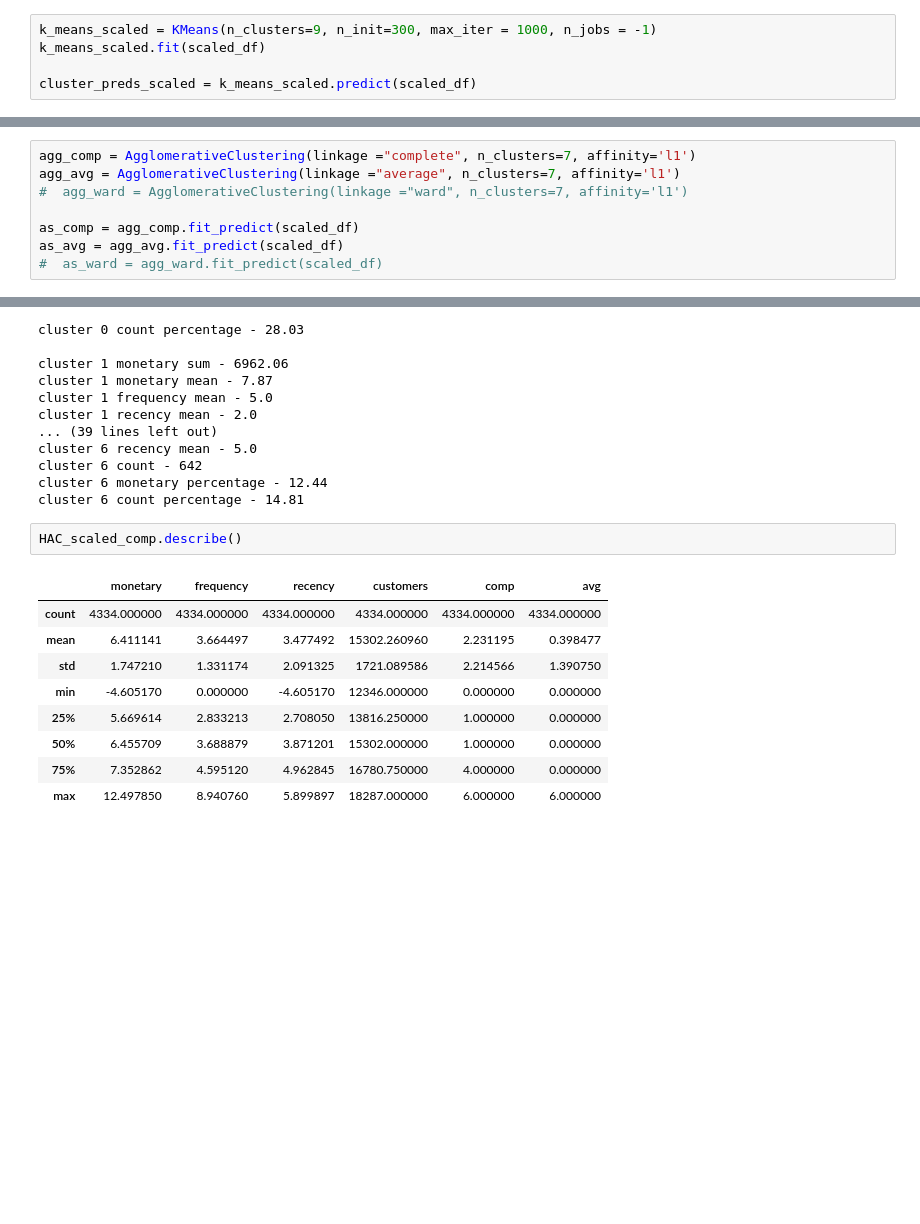
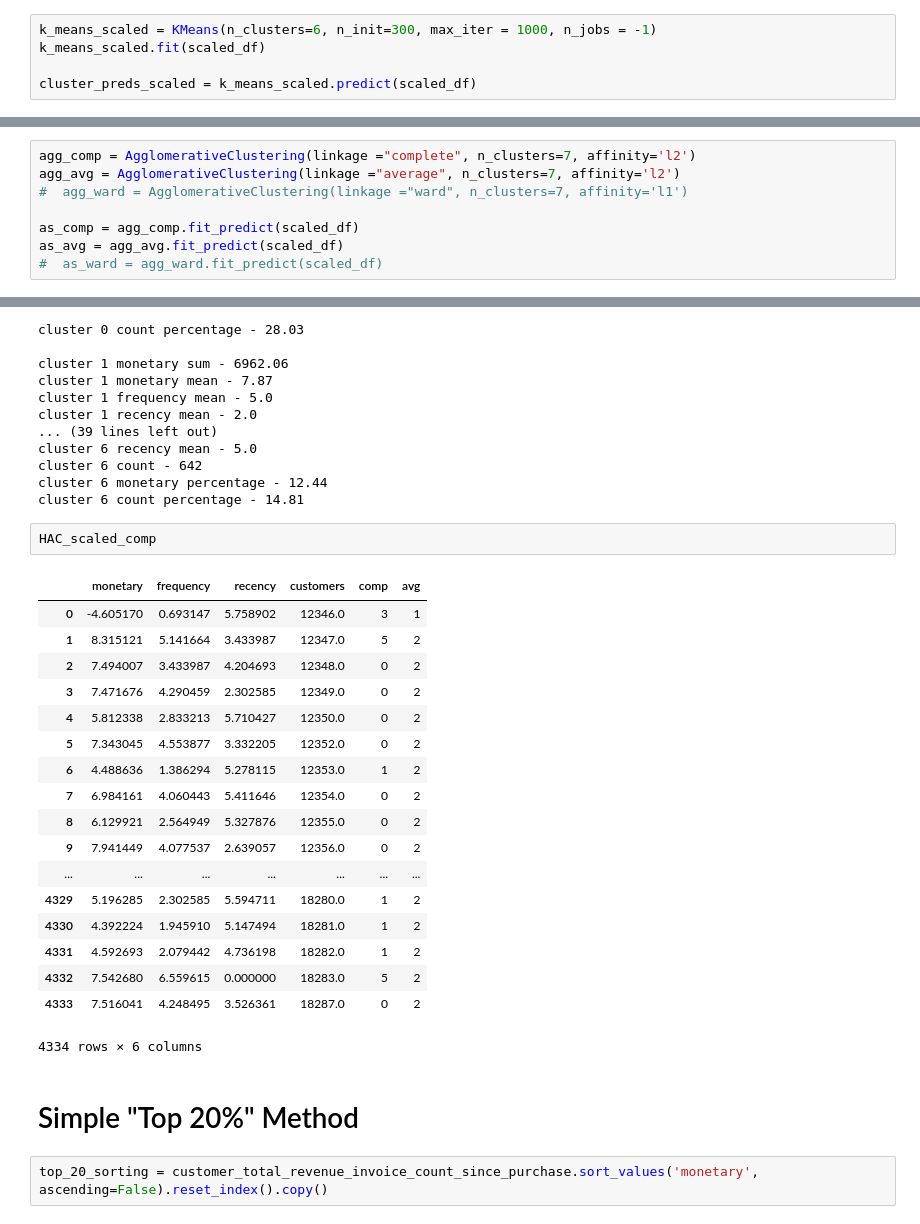
Before and after one commit to robblatt/Unsupervised-Market-Segmentation, a Jupyter notebook: One Complete Cycle.ipynb, the cells around one changed output, grey strips where cells are left out. Saved outputs shown, nothing was run; the diff lists cells and outputs as text; blank space fills up the shorter version.

Commit message:
all types of clusters included

```diff
--- a/One Complete Cycle.ipynb
+++ b/One Complete Cycle.ipynb
@@ -84,7 +84,7 @@ scaled_df = scaler.fit_transform(log_features)
 # %%
 from sklearn.metrics.cluster import adjusted_rand_score, calinski_harabaz_score
 # %%
-k_means_scaled = KMeans(n_clusters=9, n_init=300, max_iter = 1000, n_jobs = -1)
+k_means_scaled = KMeans(n_clusters=6, n_init=300, max_iter = 1000, n_jobs = -1)
 k_means_scaled.fit(scaled_df)
 
 cluster_preds_scaled = k_means_scaled.predict(scaled_df)
@@ -228,8 +229,8 @@ from sklearn.datasets import make_moons
 from sklearn.cluster import AgglomerativeClustering
 from sklearn.neighbors import KernelDensity
 # %%
-agg_comp = AgglomerativeClustering(linkage ="complete", n_clusters=7, affinity='l1')
-agg_avg = AgglomerativeClustering(linkage ="average", n_clusters=7, affinity='l1')
+agg_comp = AgglomerativeClustering(linkage ="complete", n_clusters=7, affinity='l2')
+agg_avg = AgglomerativeClustering(linkage ="average", n_clusters=7, affinity='l2')
 #  agg_ward = AgglomerativeClustering(linkage ="ward", n_clusters=7, affinity='l1')
 
 as_comp = agg_comp.fit_predict(scaled_df)
@@ -335,14 +336,27 @@ cluster 6 count - 642
 cluster 6 monetary percentage - 12.44
 cluster 6 count percentage - 14.81
 # %%
-HAC_scaled_comp.describe()
+HAC_scaled_comp
 # %% [output]
 |  | monetary | frequency | recency | customers | comp | avg |
-| count | 4334.000000 | 4334.000000 | 4334.000000 | 4334.000000 | 4334.000000 | 4334.000000 |
-| mean | 6.411141 | 3.664497 | 3.477492 | 15302.260960 | 2.231195 | 0.398477 |
-| std | 1.747210 | 1.331174 | 2.091325 | 1721.089586 | 2.214566 | 1.390750 |
-| min | -4.605170 | 0.000000 | -4.605170 | 12346.000000 | 0.000000 | 0.000000 |
-| 25% | 5.669614 | 2.833213 | 2.708050 | 13816.250000 | 1.000000 | 0.000000 |
-| 50% | 6.455709 | 3.688879 | 3.871201 | 15302.000000 | 1.000000 | 0.000000 |
-| 75% | 7.352862 | 4.595120 | 4.962845 | 16780.750000 | 4.000000 | 0.000000 |
-| max | 12.497850 | 8.940760 | 5.899897 | 18287.000000 | 6.000000 | 6.000000 |
+| 0 | -4.605170 | 0.693147 | 5.758902 | 12346.0 | 3 | 1 |
+| 1 | 8.315121 | 5.141664 | 3.433987 | 12347.0 | 5 | 2 |
+| 2 | 7.494007 | 3.433987 | 4.204693 | 12348.0 | 0 | 2 |
+| 3 | 7.471676 | 4.290459 | 2.302585 | 12349.0 | 0 | 2 |
+| 4 | 5.812338 | 2.833213 | 5.710427 | 12350.0 | 0 | 2 |
+| 5 | 7.343045 | 4.553877 | 3.332205 | 12352.0 | 0 | 2 |
+| 6 | 4.488636 | 1.386294 | 5.278115 | 12353.0 | 1 | 2 |
+| 7 | 6.984161 | 4.060443 | 5.411646 | 12354.0 | 0 | 2 |
+| 8 | 6.129921 | 2.564949 | 5.327876 | 12355.0 | 0 | 2 |
+| 9 | 7.941449 | 4.077537 | 2.639057 | 12356.0 | 0 | 2 |
+| ... | ... | ... | ... | ... | ... | ... |
+| 4329 | 5.196285 | 2.302585 | 5.594711 | 18280.0 | 1 | 2 |
+| 4330 | 4.392224 | 1.945910 | 5.147494 | 18281.0 | 1 | 2 |
+| 4331 | 4.592693 | 2.079442 | 4.736198 | 18282.0 | 1 | 2 |
+| 4332 | 7.542680 | 6.559615 | 0.000000 | 18283.0 | 5 | 2 |
+| 4333 | 7.516041 | 4.248495 | 3.526361 | 18287.0 | 0 | 2 |
+4334 rows × 6 columns
+# %% [markdown]
+# Simple "Top 20%" Method
+# %%
+top_20_sorting = customer_total_revenue_invoice_count_since_purchase.sort_values('monetary', ascending=False).reset_index().copy()
```
Also changed, not shown: parts of 38 cells of this notebook.
